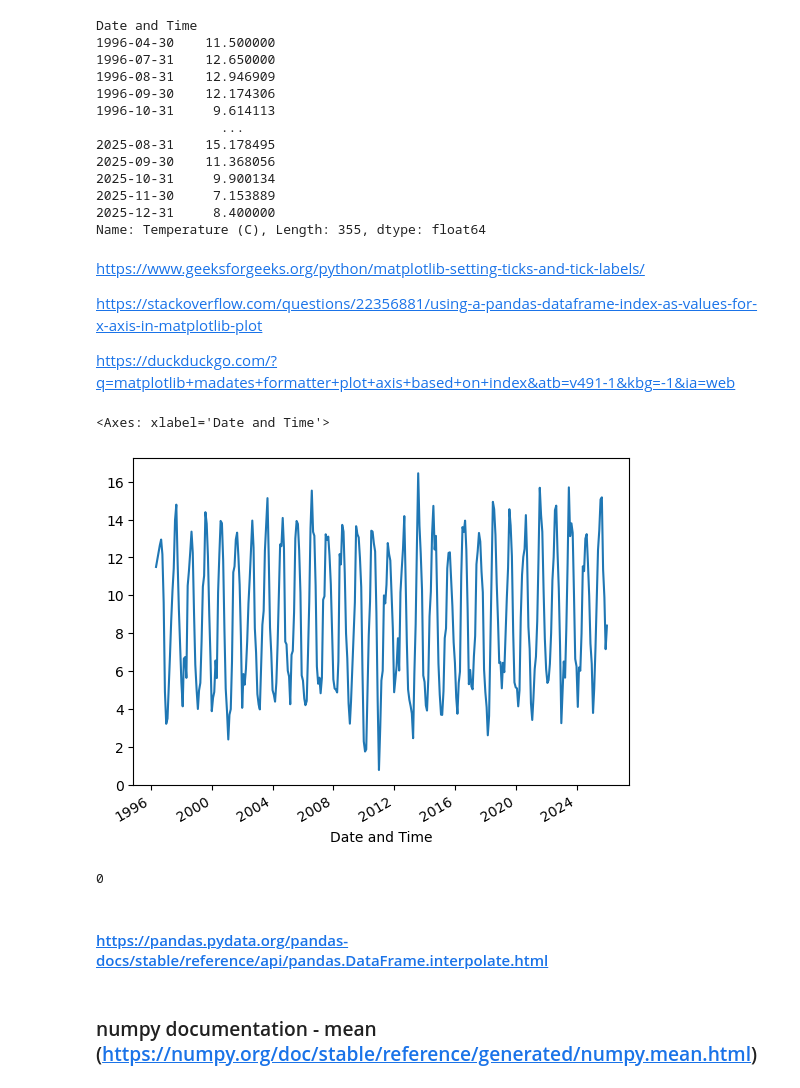
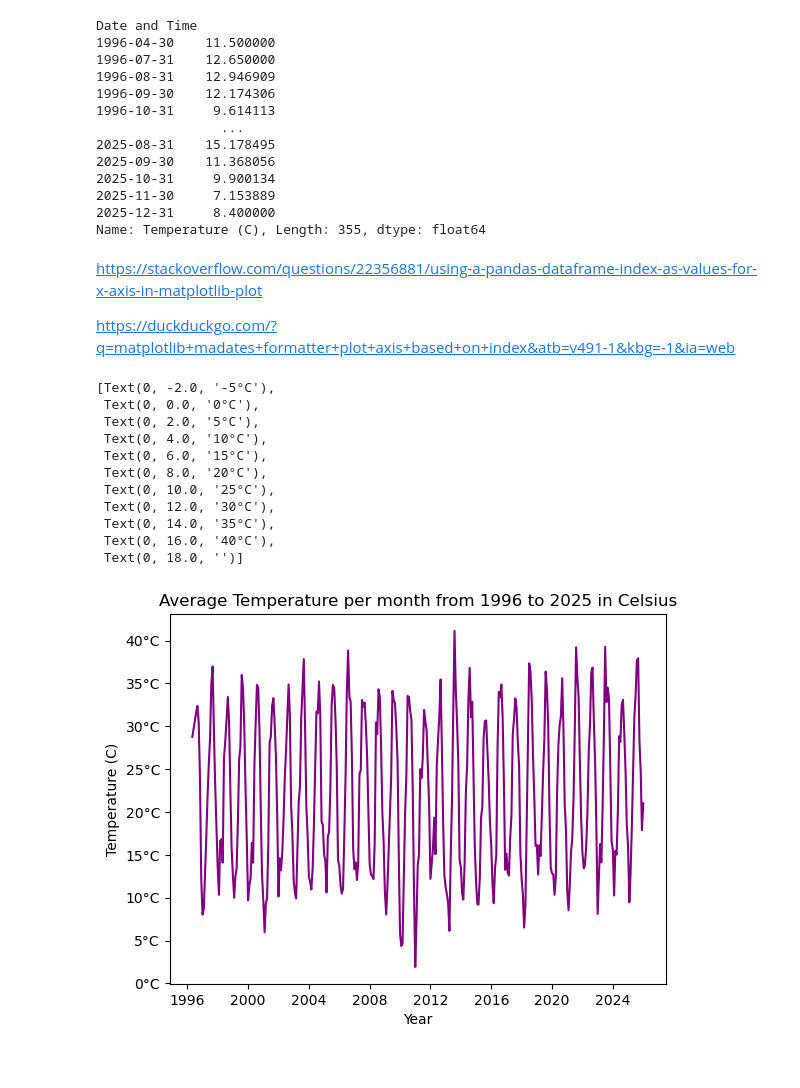
Before and after one commit to FaolanH/programming-for-data-analytics, a Jupyter notebook: pfda-assignments/assignment06_weather.ipynb, the cells around one changed output. Drawn from its saved outputs; the diff is of its cells as text; code cells hidden in the pictures.

```diff
--- a/pfda-assignments/assignment06_weather.ipynb
+++ b/pfda-assignments/assignment06_weather.ipynb
@@ -358,21 +331,6 @@ Date and Time
 2025-12-31     8.400000
 Name: Temperature (C), Length: 355, dtype: float64
 # %% [markdown]
-https://www.geeksforgeeks.org/python/matplotlib-setting-ticks-and-tick-labels/
-
 https://stackoverflow.com/questions/22356881/using-a-pandas-dataframe-index-as-values-for-x-axis-in-matplotlib-plot
 
 https://duckduckgo.com/?q=matplotlib+madates+formatter+plot+axis+based+on+index&atb=v491-1&kbg=-1&ia=web
-# %%
-#.yticks([0,2,4,6,8,10,12,14,16],['0°C','2°C', '4°C', '6°C','8°C','10°C','12°C','14°C','16°C'])
-mean_month_temp.plot(use_index=True)
-# %% [output]
-<Axes: xlabel='Date and Time'>
-[figure, removed]
-# %%
-# checking again for nulls
-meandaytemp.isnull().sum()
-# %% [output]
-0
-# %% [markdown]
-#### https://pandas.pydata.org/pandas-docs/stable/reference/api/pandas.DataFrame.interpolate.html
@@ -381,2 +336,0 @@ meandaytemp.isnull().sum()
-# %% [markdown]
-### numpy documentation - mean (https://numpy.org/doc/stable/reference/generated/numpy.mean.html)
@@ -386,0 +337,20 @@ meandaytemp.isnull().sum()
+# %%
+# plotting the mean month Temperature
+
+plot = sns.lineplot(mean_month_temp, color="purple")
+plot.set_title("Average Temperature per month from 1996 to 2025 in Celsius")
+plot.set_xlabel('Year')
+plot.set_yticklabels(['-5°C','0°C', '5°C', '10°C','15°C','20°C','25°C','30°C', '35°C', '40°C'])
+# %% [output]
+[Text(0, -2.0, '-5°C'),
+ Text(0, 0.0, '0°C'),
+ Text(0, 2.0, '5°C'),
+ Text(0, 4.0, '10°C'),
+ Text(0, 6.0, '15°C'),
+ Text(0, 8.0, '20°C'),
+ Text(0, 10.0, '25°C'),
+ Text(0, 12.0, '30°C'),
+ Text(0, 14.0, '35°C'),
+ Text(0, 16.0, '40°C'),
+ Text(0, 18.0, '')]
+[figure, added]
```
Also changed, not shown: parts of 19 cells of this notebook.
